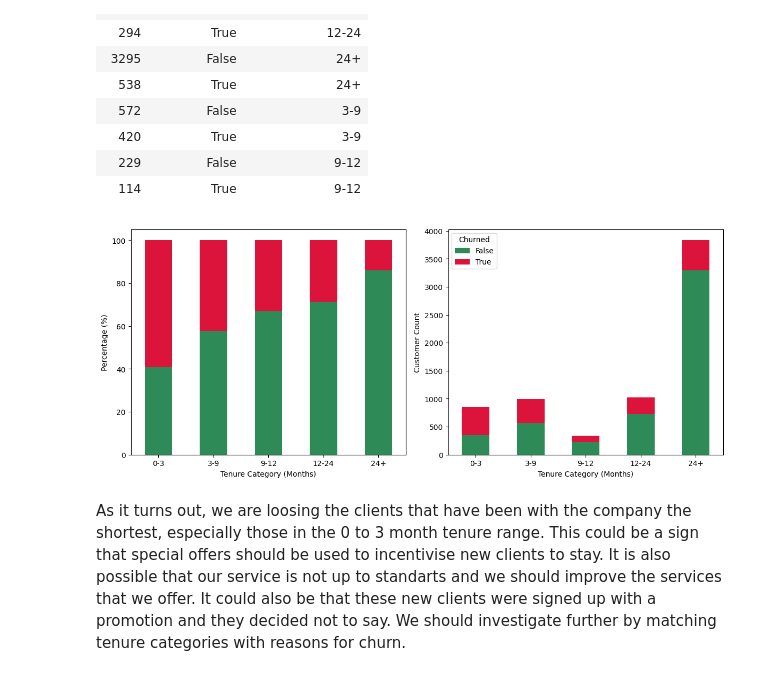
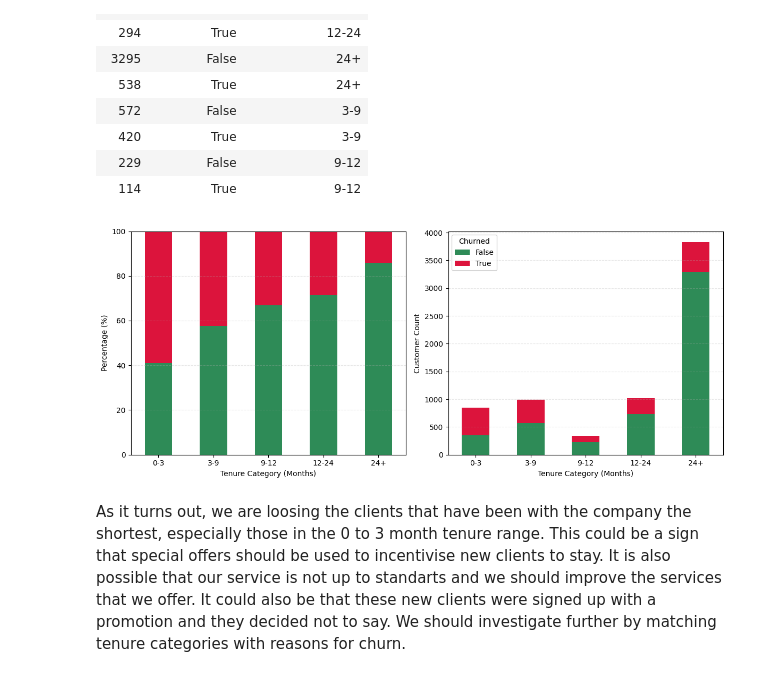
Before and after one commit to Mykolazaz/telco-churn-analysis, a Jupyter notebook: main.ipynb, the cells around one changed output. Cells and saved outputs as stored; diff of their text form; code cells hidden in the pictures.

```diff
--- a/main.ipynb
+++ b/main.ipynb
@@ -374,34 +393,37 @@ churn_tenure
 churn_tenure = pd.DataFrame(churn_tenure)
 
 tenure_order = ["0-3", "3-9", "9-12", "12-24", "24+"]
 
 churn_tenure["tenure_category"] = pd.Categorical(churn_tenure["tenure_category"], categories=tenure_order, ordered=True)
 
 fig, axes = plt.subplots(1, 2, figsize=(12, 5))
 
 ax1 = axes[0]
 pivot_df_pct = churn_tenure.pivot(index="tenure_category", columns="churn_value", values="count")
 pivot_df_pct = pivot_df_pct.reindex(tenure_order)
 pivot_df_pct = pivot_df_pct.div(pivot_df_pct.sum(axis=1), axis=0) * 100
 pivot_df_pct.plot(kind="bar", stacked=True, ax=ax1, color=["#2E8B57", "#DC143C"])
 ax1.set_xlabel("Tenure Category (Months)")
 ax1.set_ylabel("Percentage (%)")
+ax1.set_ylim(0, 100)
 ax1.tick_params(axis="x", rotation=0)
+ax1.grid(axis="y", alpha=0.3, linestyle="--")
 ax1.get_legend().remove()
 
 ax2 = axes[1]
 pivot_df = churn_tenure.pivot(index="tenure_category", columns="churn_value", values="count")
 pivot_df = pivot_df.reindex(tenure_order)
 pivot_df.plot(kind="bar", stacked=True, ax=ax2, color=["#2E8B57", "#DC143C"])
 ax2.set_xlabel("Tenure Category (Months)")
 ax2.set_ylabel("Customer Count")
 ax2.tick_params(axis="x", rotation=0)
+ax2.grid(axis="y", alpha=0.3, linestyle="--")
 ax2.legend(title='Churned')
 
 plt.tight_layout()
 plt.show()
 # %% [output]
-[figure, old version]
+[figure, new version]
 # %% [markdown]
 As it turns out, we are loosing the clients that have been with the company the shortest, especially those in the 0 to 3 month tenure range. This could be a sign that special offers should be used to incentivise new clients to stay. It is also possible that our service is not up to standarts and we should improve the services that we offer. It could also be that these new clients were signed up with a promotion and they decided not to say. We should investigate further by matching tenure categories with reasons for churn.
 # %%
```
Also changed, not shown: parts of 8 cells of this notebook.
